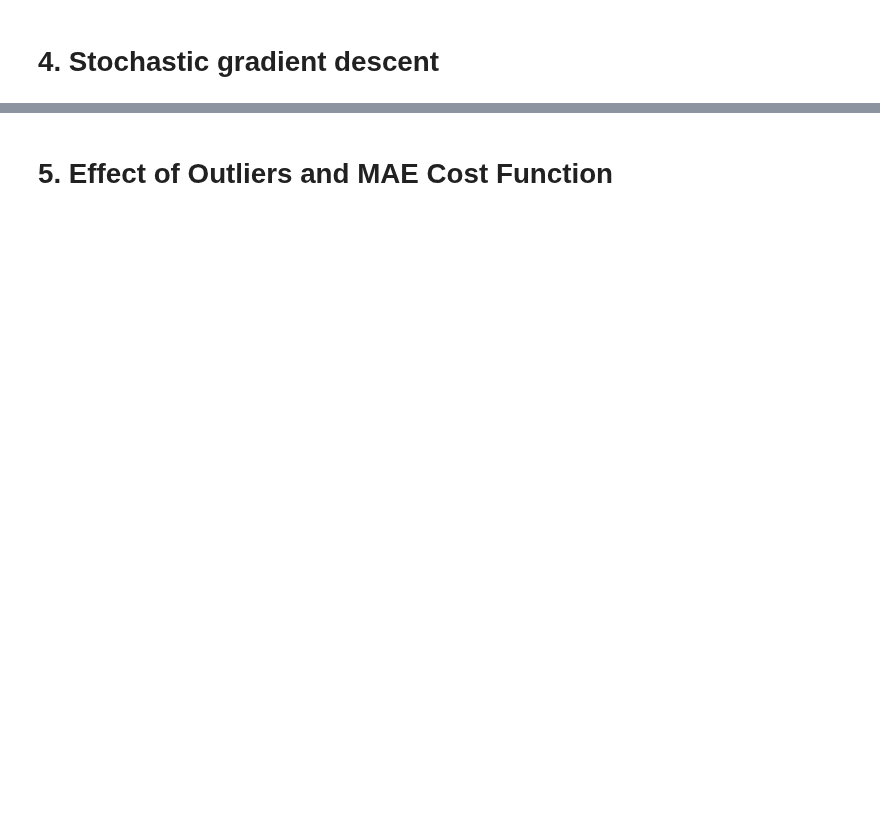
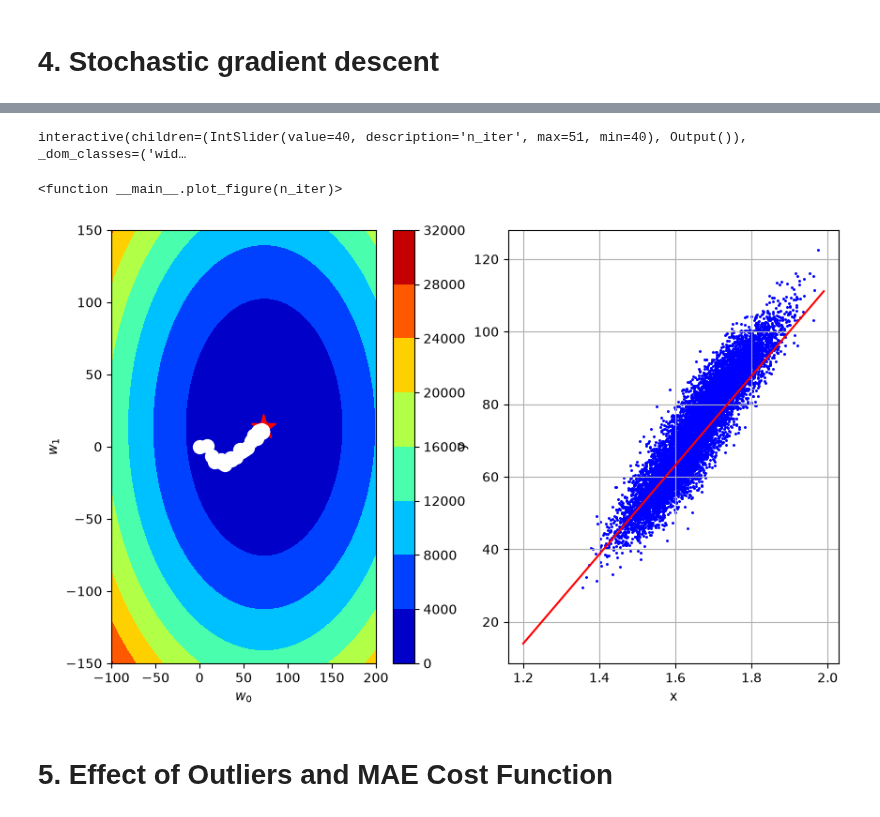
Before and after one commit to namtran227/ML_course, a Jupyter notebook: labs/ex02/template/ex02.ipynb, the cells around one changed output, grey strips where cells are left out. Cells and saved outputs as stored; diff of their text form; code cells hidden in the pictures; blank space fills up the shorter version.

```diff
--- a/labs/ex02/template/ex02.ipynb
+++ b/labs/ex02/template/ex02.ipynb
@@ -119,7 +142,13 @@ def compute_gradient(y, tx, w):
     # INSERT YOUR CODE HERE
     # TODO: compute gradient vector
     # ***************************************************
-    raise NotImplementedError
+    N = y.shape[0]
+
+    e = y - tx @ w
+
+    grad = -1 / N * (tx.T @ e)
+
+    return grad
 # %% [markdown]
 Please fill in the functions `gradient_descent` below:
 # %%
@@ -147,12 +176,14 @@ def gradient_descent(y, tx, initial_w, max_iters, gamma):
         # INSERT YOUR CODE HERE
         # TODO: compute gradient and loss
         # ***************************************************
-        raise NotImplementedError
+        loss = compute_loss(y, tx, w)
+        grad = compute_gradient(y, tx, w)
+
         # ***************************************************
         # INSERT YOUR CODE HERE
         # TODO: update w by gradient
         # ***************************************************
-        raise NotImplementedError
+        w = w - gamma * grad
 
         # store w and loss
         ws.append(w)
@@ -172,10 +203,10 @@ from plots import gradient_descent_visualization
 
 # Define the parameters of the algorithm.
 max_iters = 50
-gamma = 0.7
+gamma = 0.1
 
 # Initialization
-w_initial = np.array([0, 0])
+w_initial = np.array([-1000, 1000])
 
 # Start gradient descent.
 start_time = datetime.datetime.now()
@@ -226,7 +279,8 @@ def compute_stoch_gradient(y, tx, w):
     # INSERT YOUR CODE HERE
     # TODO: implement stochastic gradient computation. It's the same as the usual gradient.
     # ***************************************************
-    raise NotImplementedError
+
+    return compute_gradient(y, tx, w)
 
 
 def stochastic_gradient_descent(y, tx, initial_w, batch_size, max_iters, gamma):
@@ -249,13 +303,19 @@ def stochastic_gradient_descent(y, tx, initial_w, batch_size, max_iters, gamma):
     ws = [initial_w]
     losses = []
     w = initial_w
-
-    for n_iter in range(max_iters):
+    for n_iter, (y_batch, tx_batch) in enumerate(batch_iter(y, tx, batch_size, max_iters)):
         # ***************************************************
         # INSERT YOUR CODE HERE
         # TODO: implement stochastic gradient descent.
         # ***************************************************
-        raise NotImplementedError
+        loss = compute_loss(y_batch, tx_batch, w)
+        grad = compute_stoch_gradient(y_batch, tx_batch, w)
+
+        w = w - gamma * grad
+
+        # store w and loss
+        ws.append(w)
+        losses.append(loss)
 
         print(
             "SGD iter. {bi}/{ti}: loss={l}, w0={w0}, w1={w1}".format(
@@ -287,25 +365,29 @@ print("SGD: execution time={t:.3f} seconds".format(t=exection_time))
 # %%
 # Time Visualization
 from ipywidgets import IntSlider, interact
 
 
 def plot_figure(n_iter):
     fig = gradient_descent_visualization(
         sgd_losses,
         sgd_ws,
         grid_losses,
         grid_w0,
         grid_w1,
         mean_x,
         std_x,
         height,
         weight,
         n_iter,
     )
     fig.set_size_inches(10.0, 6.0)
 
 
-interact(plot_figure, n_iter=IntSlider(min=1, max=len(sgd_ws)))
+interact(plot_figure, n_iter=IntSlider(min=40, max=len(sgd_ws)))
+# %% [output]
+interactive(children=(IntSlider(value=40, description='n_iter', max=51, min=40), Output()), _dom_classes=('wid…
+<function __main__.plot_figure(n_iter)>
+[figure, added]
 # %% [markdown]
 # 5. Effect of Outliers and MAE Cost Function
 # %%
```
Also changed, not shown: parts of 20 cells of this notebook, 2 other files.
